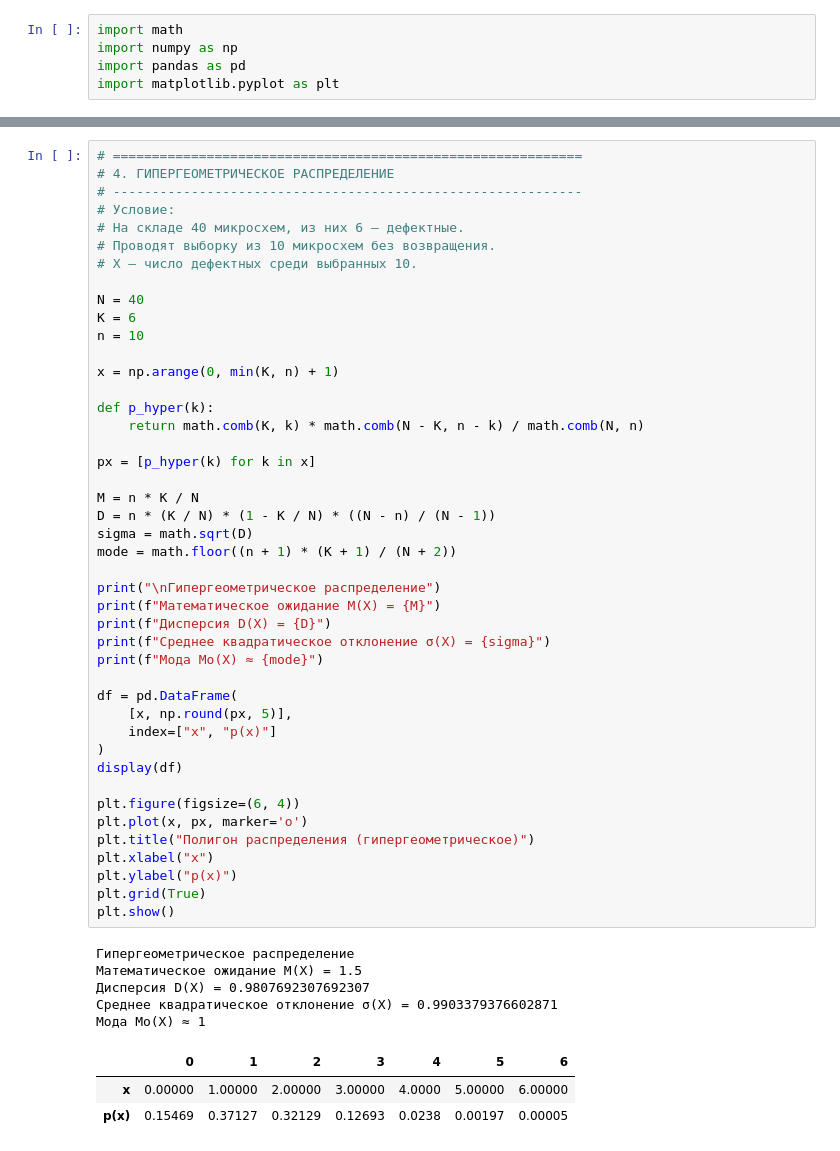
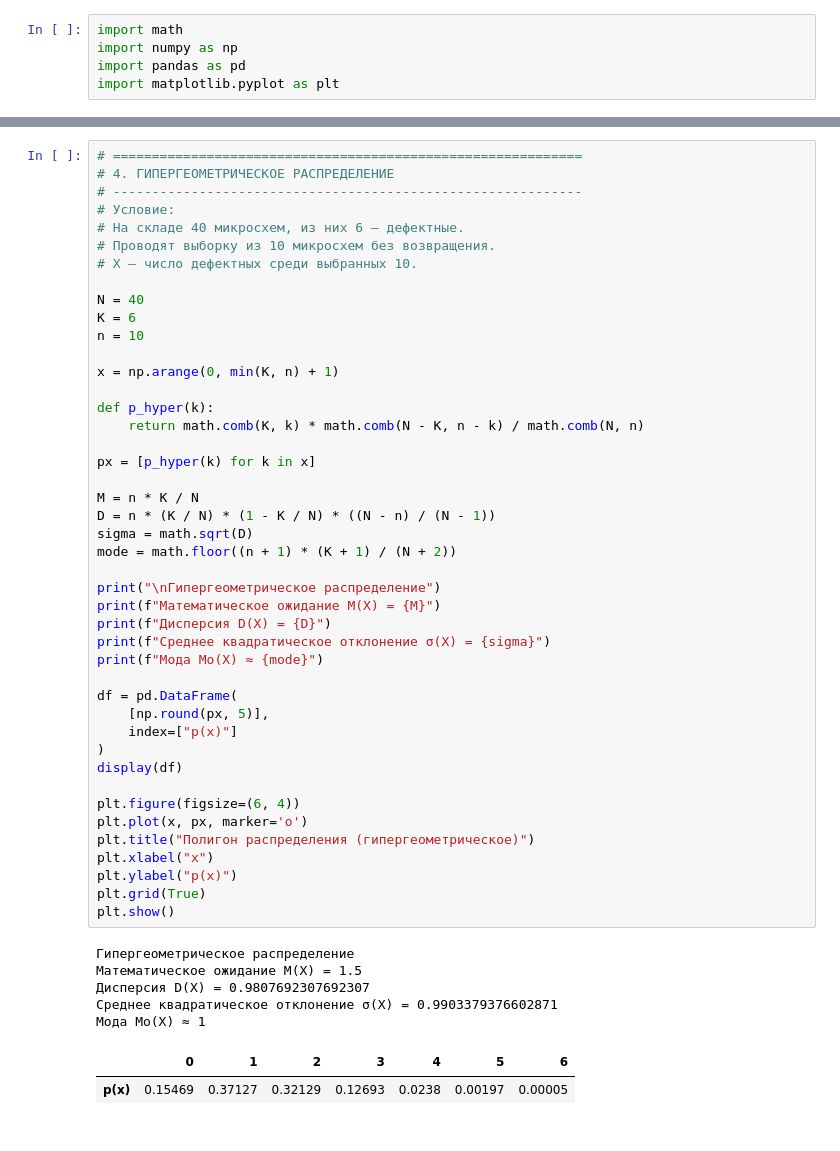
Before and after one commit to sshrgzv/RSREU-ProbabilityTheory, a Jupyter notebook: 5/5 СDF.ipynb, the cells around one changed output, grey strips where cells are left out. Cells and saved outputs as stored; diff of their text form.

```diff
--- a/5/5 СDF.ipynb
+++ b/5/5 СDF.ipynb
@@ -171,35 +168,34 @@ px = [p_hyper(k) for k in x]
 
 M = n * K / N
 D = n * (K / N) * (1 - K / N) * ((N - n) / (N - 1))
 sigma = math.sqrt(D)
 mode = math.floor((n + 1) * (K + 1) / (N + 2))
 
 print("\nГипергеометрическое распределение")
 print(f"Математическое ожидание M(X) = {M}")
 print(f"Дисперсия D(X) = {D}")
 print(f"Среднее квадратическое отклонение σ(X) = {sigma}")
 print(f"Мода Mo(X) ≈ {mode}")
 
 df = pd.DataFrame(
-    [x, np.round(px, 5)],
-    index=["x", "p(x)"]
+    [np.round(px, 5)],
+    index=["p(x)"]
 )
 display(df)
 
 plt.figure(figsize=(6, 4))
 plt.plot(x, px, marker='o')
 plt.title("Полигон распределения (гипергеометрическое)")
 plt.xlabel("x")
 plt.ylabel("p(x)")
 plt.grid(True)
 plt.show()
 # %% [output]
 Гипергеометрическое распределение
 Математическое ожидание M(X) = 1.5
 Дисперсия D(X) = 0.9807692307692307
 Среднее квадратическое отклонение σ(X) = 0.9903379376602871
 Мода Mo(X) ≈ 1
 |  | 0 | 1 | 2 | 3 | 4 | 5 | 6 |
-| x | 0.00000 | 1.00000 | 2.00000 | 3.00000 | 4.0000 | 5.00000 | 6.00000 |
 | p(x) | 0.15469 | 0.37127 | 0.32129 | 0.12693 | 0.0238 | 0.00197 | 0.00005 |
 [figure]
```
Also changed, not shown: parts of 3 cells of this notebook.
